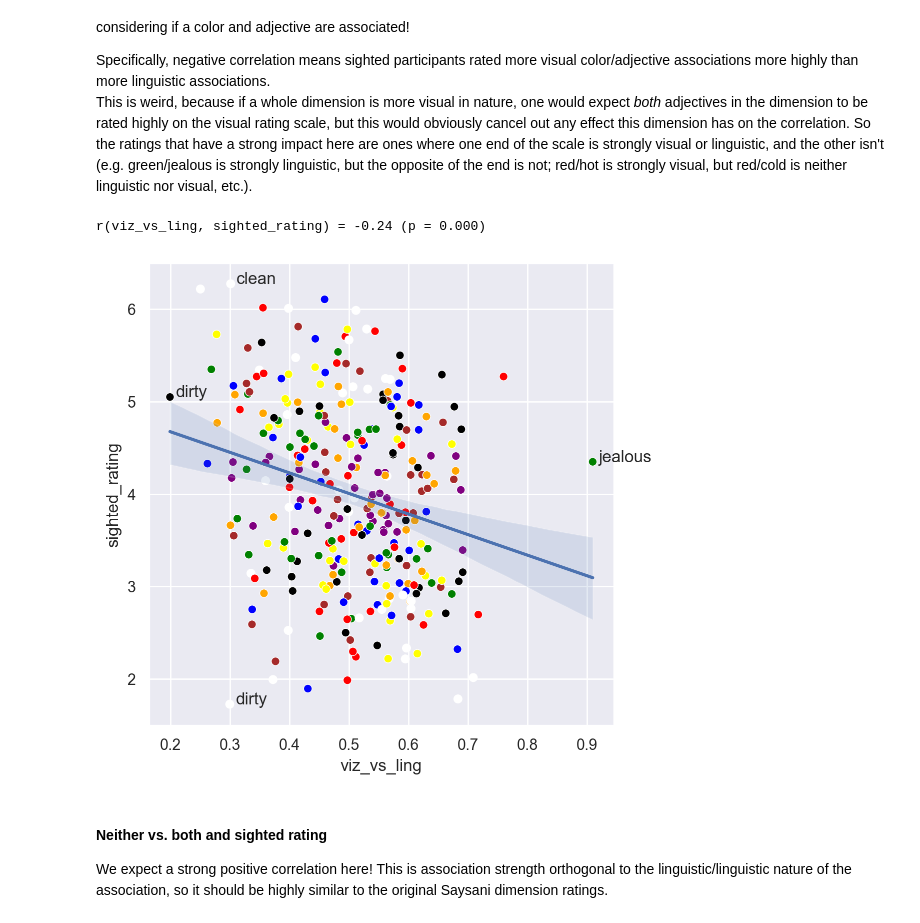
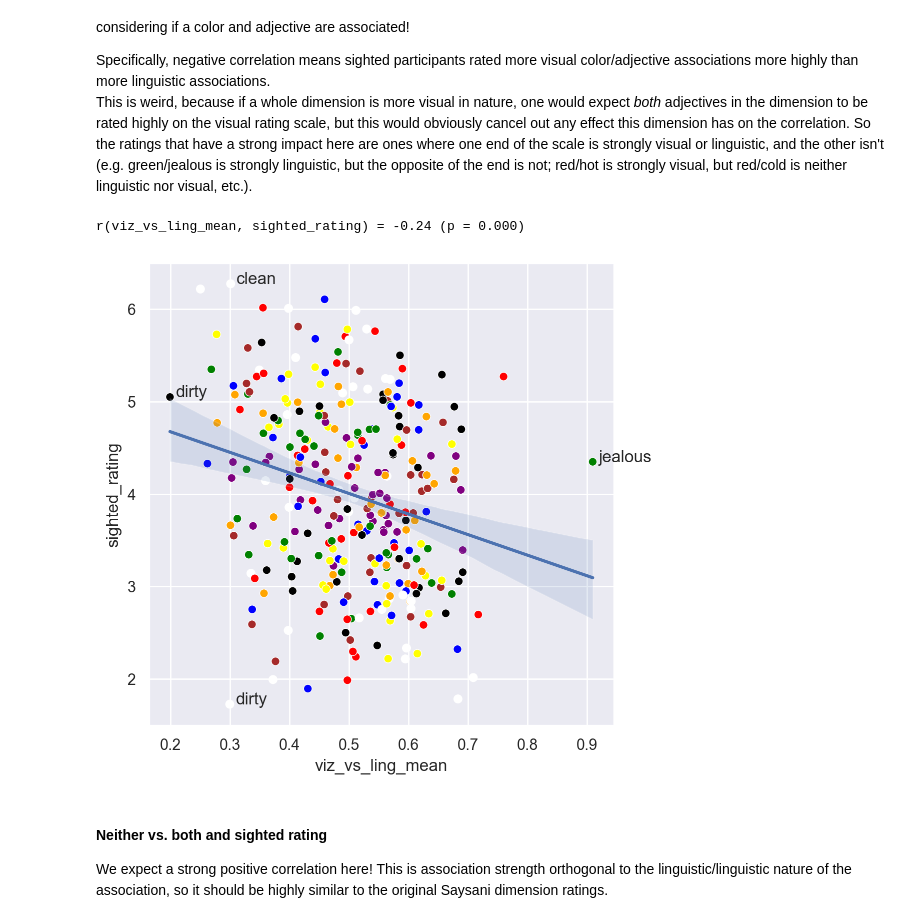
Before and after one commit to jvparidon/color-associations, a Jupyter notebook: visual_vs_linguistic_ratings.ipynb, the cells around one changed output. Cells and saved outputs as stored; diff of their text form; code cells hidden in the pictures.

```diff
--- a/visual_vs_linguistic_ratings.ipynb
+++ b/visual_vs_linguistic_ratings.ipynb
@@ -40,6 +40,6 @@ pd.options.mode.chained_assignment = None
 # %% [markdown]
 ## 1. Load data
 # %%
-df_mean = pd.read_csv('data/viz_vs_ling_ratings.tsv', sep='\t')
+df_mean = pd.read_csv('data/viz_vs_ling_aggr.tsv', sep='\t')
 display(df_mean)
 # %% [output]
@@ -132,6 +133,6 @@ df1['rating'] = 8.0 - df1['rating']
 df_joint = pd.concat([df1, df2])
 df_joint = df_joint.merge(df_mean, how='left', on=['adjective', 'color'])
 
-df_joint = df_joint[df_joint['viz_vs_ling'].notna()]  # toss a small number cases with missing data
+df_joint = df_joint[df_joint['viz_vs_ling_mean'].notna()]  # toss a small number cases with missing data
 display(df_joint)
 # %% [output]
@@ -162,8 +163,8 @@ df_diff = df_blind[[
     'adjective',
     'color',
     'cosine_fic_z',
-    'viz_vs_ling',
-    'neither_vs_both',
+    'viz_vs_ling_mean',
+    'neither_vs_both_mean',
 ]]
 df_diff['blind_rating'] = df_blind['rating']
 df_diff['sighted_rating'] = df_sighted['rating']
@@ -257,21 +259,21 @@ Specifically, negative correlation means sighted participants rated more visual
 This is weird, because if a whole dimension is more visual in nature, one would expect _both_ adjectives in the dimension to be rated highly on the visual rating scale, but this would obviously cancel out any effect this dimension has on the correlation. So the ratings that have a strong impact here are ones where one end of the scale is strongly visual or linguistic, and the other isn't (e.g. green/jealous is strongly linguistic, but the opposite of the end is not; red/hot is strongly visual, but red/cold is neither linguistic nor visual, etc.).
 # %%
 ax = sns.scatterplot(
-    x='viz_vs_ling', y='sighted_rating',
+    x='viz_vs_ling_mean', y='sighted_rating',
     data=df_diff, hue='color', palette=colordict, legend=False
 )
 
 sns.regplot(
-    x='viz_vs_ling', y='sighted_rating', scatter=False,
+    x='viz_vs_ling_mean', y='sighted_rating', scatter=False,
     data=df_diff, ax=ax
 );
 
-annot(ax, df_diff, 'viz_vs_ling', 'sighted_rating', 'adjective')
+annot(ax, df_diff, 'viz_vs_ling_mean', 'sighted_rating', 'adjective')
 
-print_corr(df_diff, 'viz_vs_ling', 'sighted_rating')
+print_corr(df_diff, 'viz_vs_ling_mean', 'sighted_rating')
 # %% [output]
-r(viz_vs_ling, sighted_rating) = -0.24 (p = 0.000)
+r(viz_vs_ling_mean, sighted_rating) = -0.24 (p = 0.000)
-[figure, old version]
+[figure, new version]
 # %% [markdown]
 #### Neither vs. both and sighted rating
 We expect a strong positive correlation here! This is association strength orthogonal to the linguistic/linguistic nature of the association, so it should be highly similar to the original Saysani dimension ratings.
```
Also changed, not shown: parts of 13 cells of this notebook, 2 other files.
